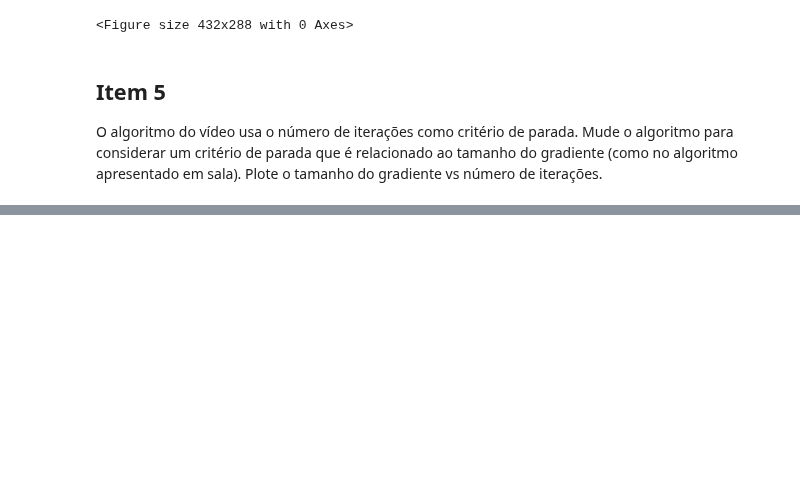
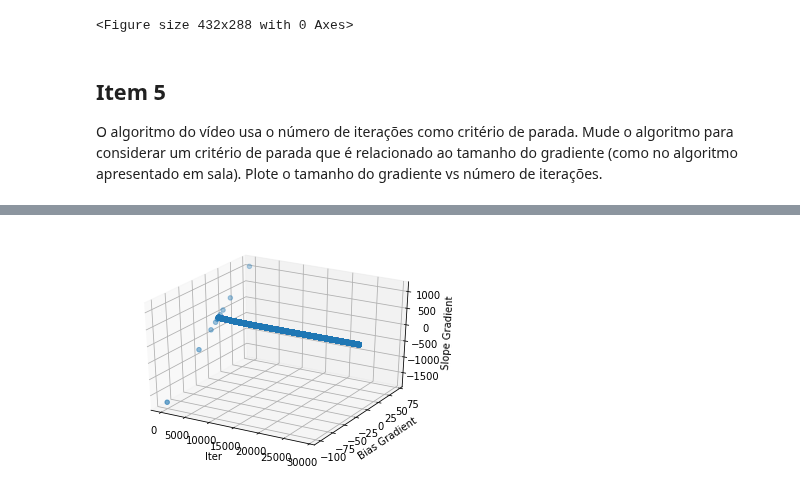
Before and after one commit to guilhermemg/ml-mestrado, a Jupyter notebook: notebooks/assignment-1.ipynb, the cells around one changed output, grey strips where cells are left out. Saved outputs shown, nothing was run; the diff lists cells and outputs as text; code cells hidden in the pictures; blank space fills up the shorter version.

```diff
--- a/notebooks/assignment-1.ipynb
+++ b/notebooks/assignment-1.ipynb
@@ -402,0 +437,17 @@ plot_model_error(hist_item_5)
+# %%
+def plot_gradient_on_training(hist):
+    fig = plt.figure()
+    ax = fig.add_subplot(111, projection='3d')
+
+    ax.scatter(hist['iter'],
+               hist['bias_grad'],
+               hist['slope_grad'])
+    ax.set_ylabel('Bias Gradient')
+    ax.set_zlabel('Slope Gradient')
+    ax.set_xlabel('Iter')
+
+    plt.show()
+# %%
+plot_gradient_on_training(hist_item_5)
+# %% [output]
+[figure, added]
```
Also changed, not shown: parts of 11 cells of this notebook.
